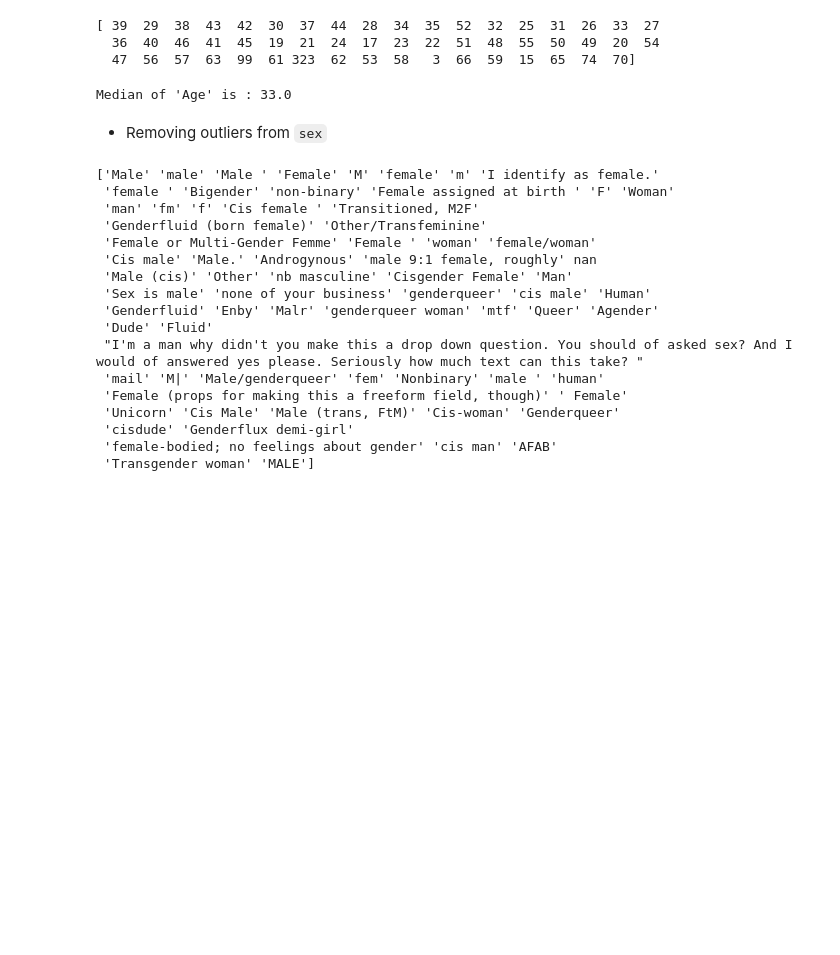
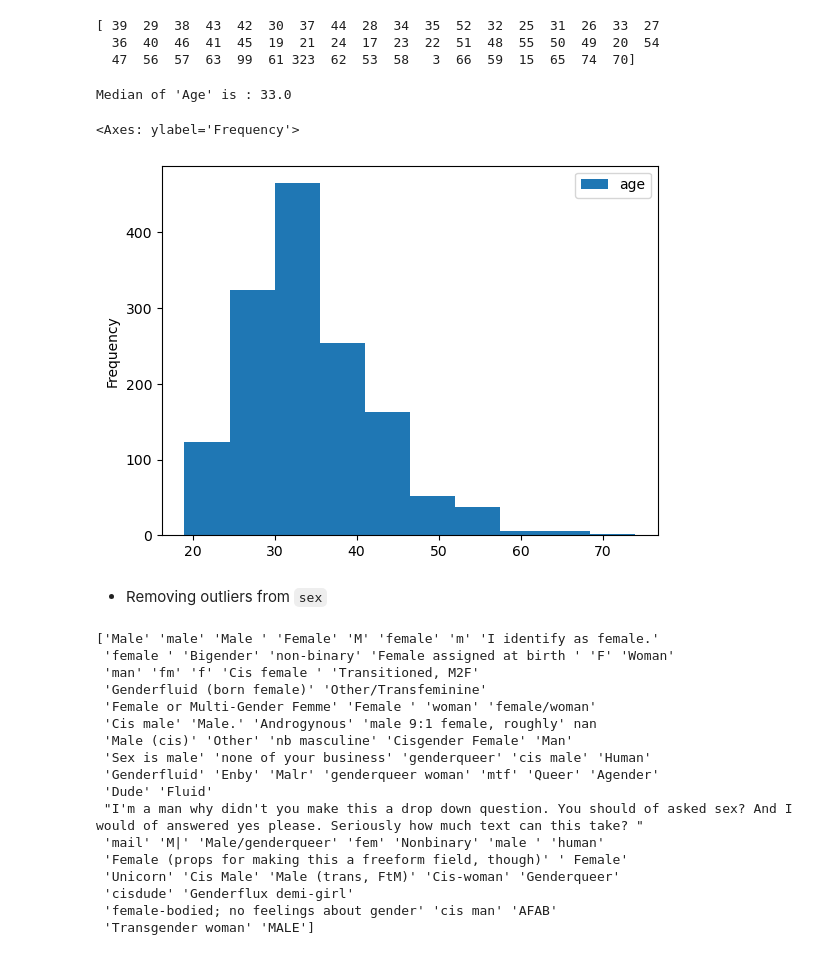
Before and after one commit to iam-Dylan/pfds-final-project, a Jupyter notebook: 3-preprocessing.ipynb, the cells around one changed output. Cells and saved outputs as stored; diff of their text form; code cells hidden in the pictures; blank space fills up the shorter version.

Commit message:
update histogram of 'age'

```diff
--- a/3-preprocessing.ipynb
+++ b/3-preprocessing.ipynb
@@ -79,6 +99,11 @@ df['age'].replace(to_replace = df[(df['age'] < 18) | (df['age'] > 75)]['age'].to
                   value = median_age, inplace = True) # replace outliers by median
 # %% [output]
 Median of 'Age' is : 33.0
+# %%
+df[['age']].plot.hist()
+# %% [output]
+<Axes: ylabel='Frequency'>
+[figure, added]
 # %% [markdown]
 + Removing outliers from `sex`
 # %%
```
Also changed, not shown: parts of 2 cells of this notebook.
